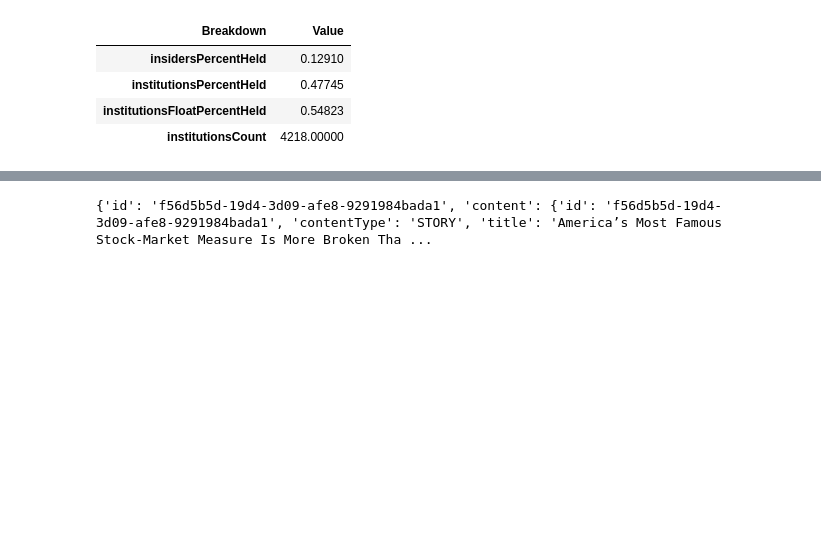
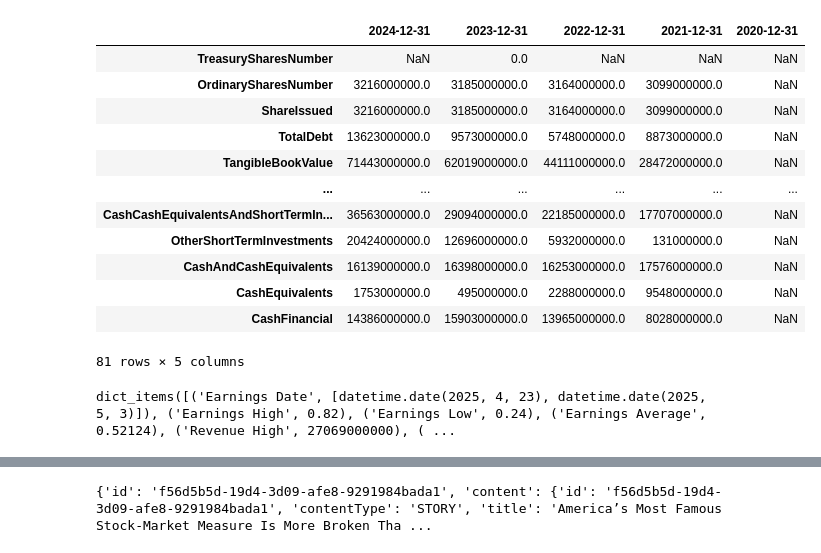
Before and after one commit to shanemarvinmay/money-maker, a Jupyter notebook: exploring_yfinance.ipynb, the cells around one changed output, grey strips where cells are left out. Drawn from its saved outputs; the diff is of its cells as text; code cells hidden in the pictures; blank space fills up the shorter version.

```diff
--- a/exploring_yfinance.ipynb
+++ b/exploring_yfinance.ipynb
@@ -140,17 +38,29 @@ ticker = Ticker('TSLA')
 # %%
 # res = ticker.get_balance_sheet(as_dict=True, freq='yearly') # quarterly
 # res = ticker.get_revenue_estimate(as_dict=True)
-res = ticker.get_isin()
+res = ticker.get_balancesheet()
 # %%
 # for i, row in res.iterrows():
 #     print(row)
-res.head(100)
+res.head(500)
 # %% [output]
-| Breakdown | Value |
-| insidersPercentHeld | 0.12910 |
-| institutionsPercentHeld | 0.47745 |
-| institutionsFloatPercentHeld | 0.54823 |
-| institutionsCount | 4218.00000 |
+|  | 2024-12-31 | 2023-12-31 | 2022-12-31 | 2021-12-31 | 2020-12-31 |
+| TreasurySharesNumber | NaN | 0.0 | NaN | NaN | NaN |
+| OrdinarySharesNumber | 3216000000.0 | 3185000000.0 | 3164000000.0 | 3099000000.0 | NaN |
+| ShareIssued | 3216000000.0 | 3185000000.0 | 3164000000.0 | 3099000000.0 | NaN |
+| TotalDebt | 13623000000.0 | 9573000000.0 | 5748000000.0 | 8873000000.0 | NaN |
+| TangibleBookValue | 71443000000.0 | 62019000000.0 | 44111000000.0 | 28472000000.0 | NaN |
+| ... | ... | ... | ... | ... | ... |
+| CashCashEquivalentsAndShortTermIn... | 36563000000.0 | 29094000000.0 | 22185000000.0 | 17707000000.0 | NaN |
+| OtherShortTermInvestments | 20424000000.0 | 12696000000.0 | 5932000000.0 | 131000000.0 | NaN |
+| CashAndCashEquivalents | 16139000000.0 | 16398000000.0 | 16253000000.0 | 17576000000.0 | NaN |
+| CashEquivalents | 1753000000.0 | 495000000.0 | 2288000000.0 | 9548000000.0 | NaN |
+| CashFinancial | 14386000000.0 | 15903000000.0 | 13965000000.0 | 8028000000.0 | NaN |
+81 rows × 5 columns
+# %%
+res.items()
+# %% [output]
+dict_items([('Earnings Date', [datetime.date(2025, 4, 23), datetime.date(2025, 5, 3)]), ('Earnings High', 0.82), ('Earnings Low', 0.24), ('Earnings Average', 0.52124), ('Revenue High', 27069000000), ( ...
 # %%
 s = set()
 for i, v in res.items():
```
Also changed, not shown: parts of 3 cells of this notebook, 1 other file.
